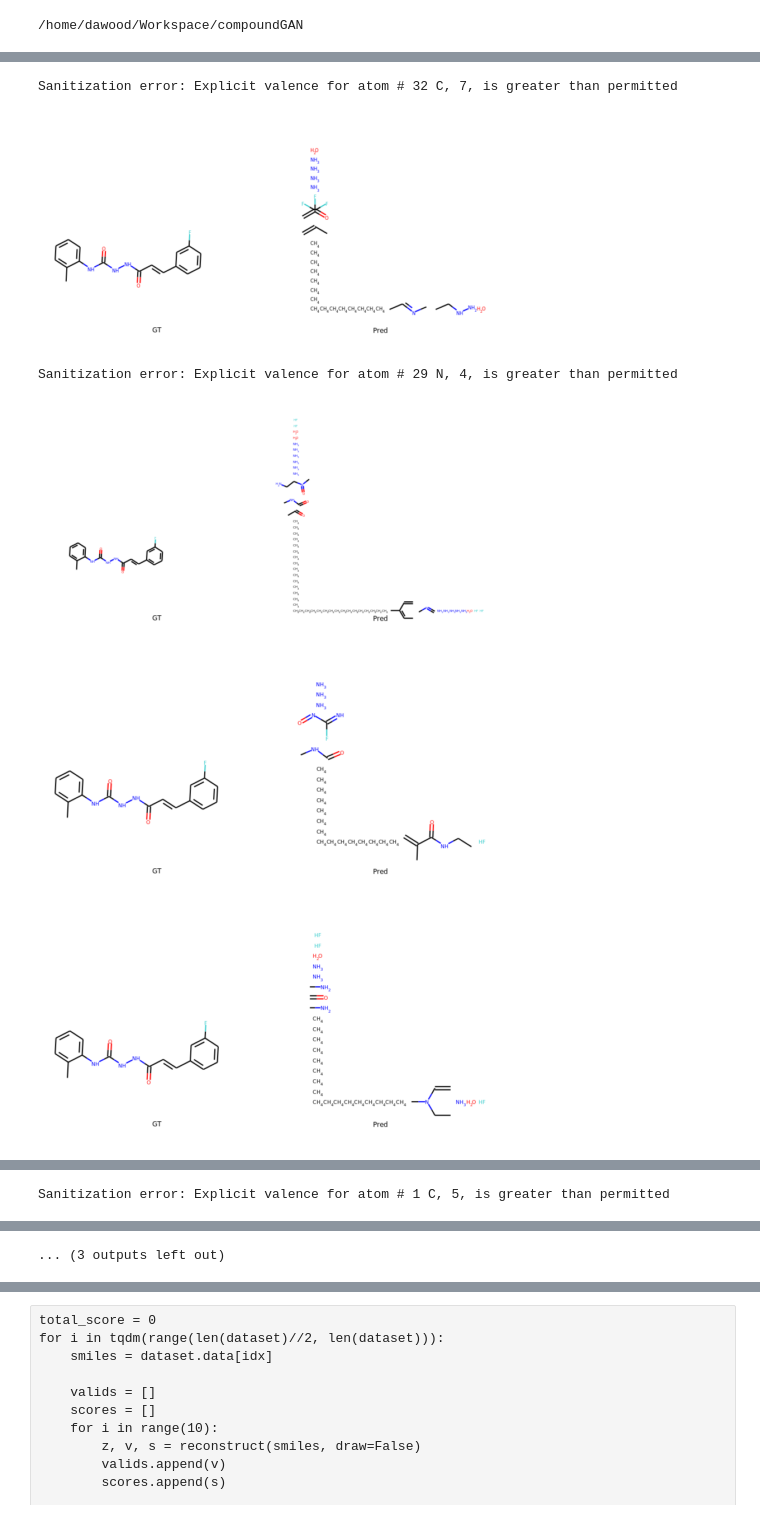
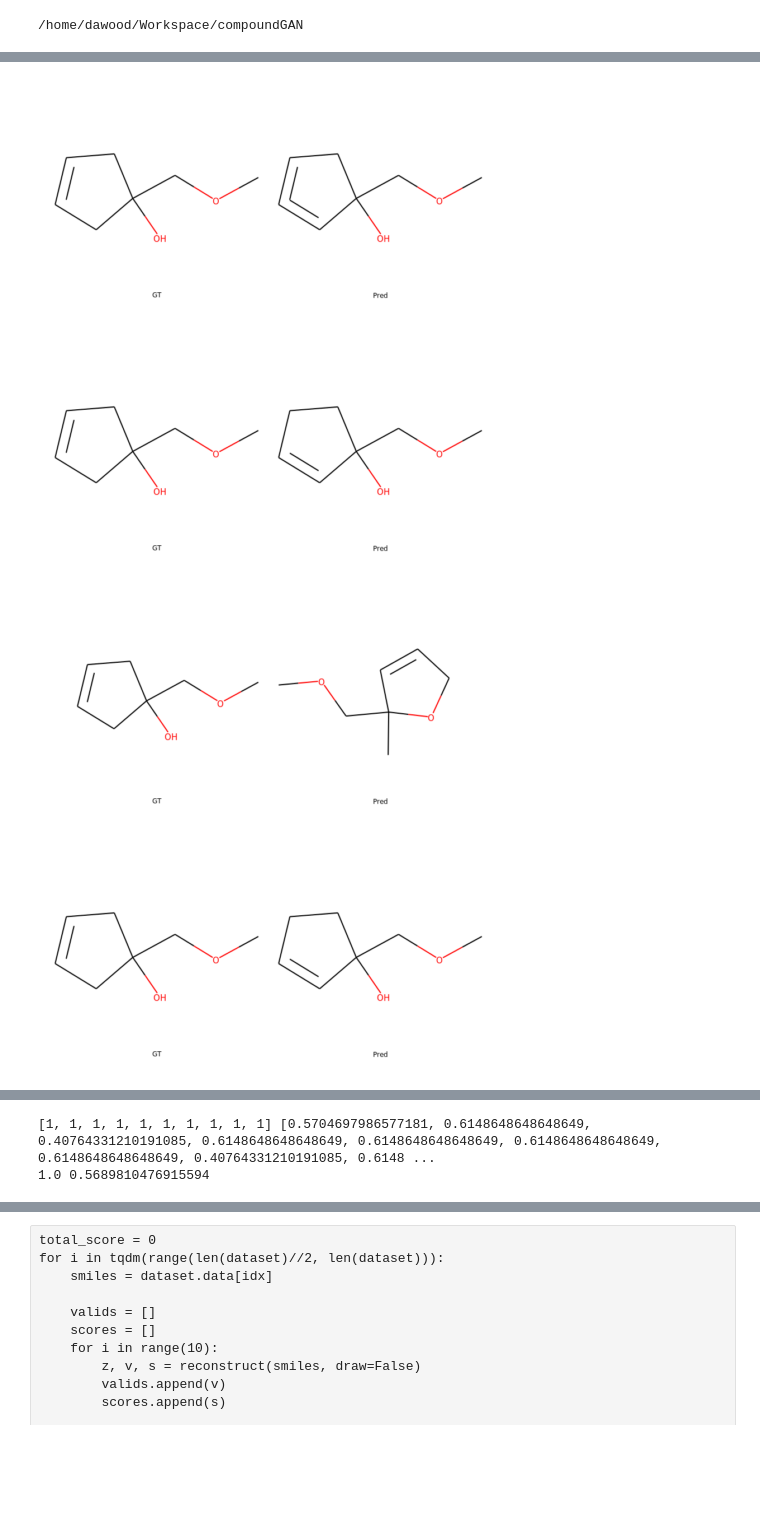
Before and after one commit to dawood95/compoundGAN, a Jupyter notebook: notebooks/model_test.ipynb, the cells around one changed output, grey strips where cells are left out. Cells and saved outputs as stored; diff of their text form; code cells hidden in the pictures; blank space fills up the shorter version.

```diff
--- a/notebooks/model_test.ipynb
+++ b/notebooks/model_test.ipynb
@@ -51,7 +51,7 @@ chirality_list = [
 ]
 # %%
 dataset = ZINC250K('/home/dawood/Datasets/ZINC250K/data.csv')
-#dataset = QM9('/home/dawood/Datasets/QM9/data.txt')
+dataset = QM9('/home/dawood/Datasets/QM9/data.txt')
 # %%
 #state_dict = torch.load('/home/dawood/Experiments/compound-gan-c7f57372210a4de2a2af310e75c54d4f/model_76.weights', map_location='cpu')#
 #state_dict = torch.load('/home/dawood/Experiments/compound-gan-0f740abcf5244a9d91ad75689c747fcb/model_177.weights', map_location='cpu')#
@@ -64,7 +65,7 @@ seq_len = 64 if seq_len == np.inf else seq_len
 # %%
 atom_feats = [43, 7, 3, 3]
 bond_feats = [5, 2, 4]
-D = 128
+D = 256
 model = CVAEF(atom_feats, bond_feats, D,
               [D, D, D, D], 1, 0.9, True, use_adjoint=False, num_decoder_layers=4)
 model.load_state_dict(state_dict['parameters'])
@@ -342,20 +349,19 @@ RuntimeError: size mismatch, m1: [32 x 1], m2: [2 x 128] at /opt/conda/conda-bld
 # %%
-idx = torch.randint(len(dataset), (1,))
+#idx = torch.randint(len(dataset)//2, len(dataset), (1,))
 smiles = dataset.data[idx]
 
 valids = []
 scores = []
 for i in range(10):
-    z, v, s = reconstruct(smiles)
+    z, v, s = reconstruct(smiles, deterministic=False)
     valids.append(v)
     scores.append(s)
+    #break
 
 print(valids, scores)
 print(torch.tensor(valids, dtype=float).mean().item(), torch.tensor(scores, dtype=float).mean().item())
 # %% [output]
-Sanitization error: Explicit valence for atom # 32 C, 7, is greater than permitted
-[figure, old version]
+[figure, new version]
-Sanitization error: Explicit valence for atom # 29 N, 4, is greater than permitted
-[figure, old version]
+[figure, new version]
-[figure, old version]
+[figure, new version]
-[figure, old version]
+[figure, new version]
@@ -364 +369,0 @@ Sanitization error: Explicit valence for atom # 29 N, 4, is greater than permitt
-Sanitization error: Explicit valence for atom # 1 C, 5, is greater than permitted
@@ -368 +372,0 @@ Sanitization error: Explicit valence for atom # 1 C, 5, is greater than permitte
-... (3 outputs left out)
@@ -368,0 +374,2 @@ Sanitization error: Explicit valence for atom # 1 C, 5, is greater than permitte
+[1, 1, 1, 1, 1, 1, 1, 1, 1, 1] [0.5704697986577181, 0.6148648648648649, 0.40764331210191085, 0.6148648648648649, 0.6148648648648649, 0.6148648648648649, 0.6148648648648649, 0.40764331210191085, 0.6148 ...
+1.0 0.5689810476915594
```
Also changed, not shown: parts of 9 cells of this notebook, 6 other files.
